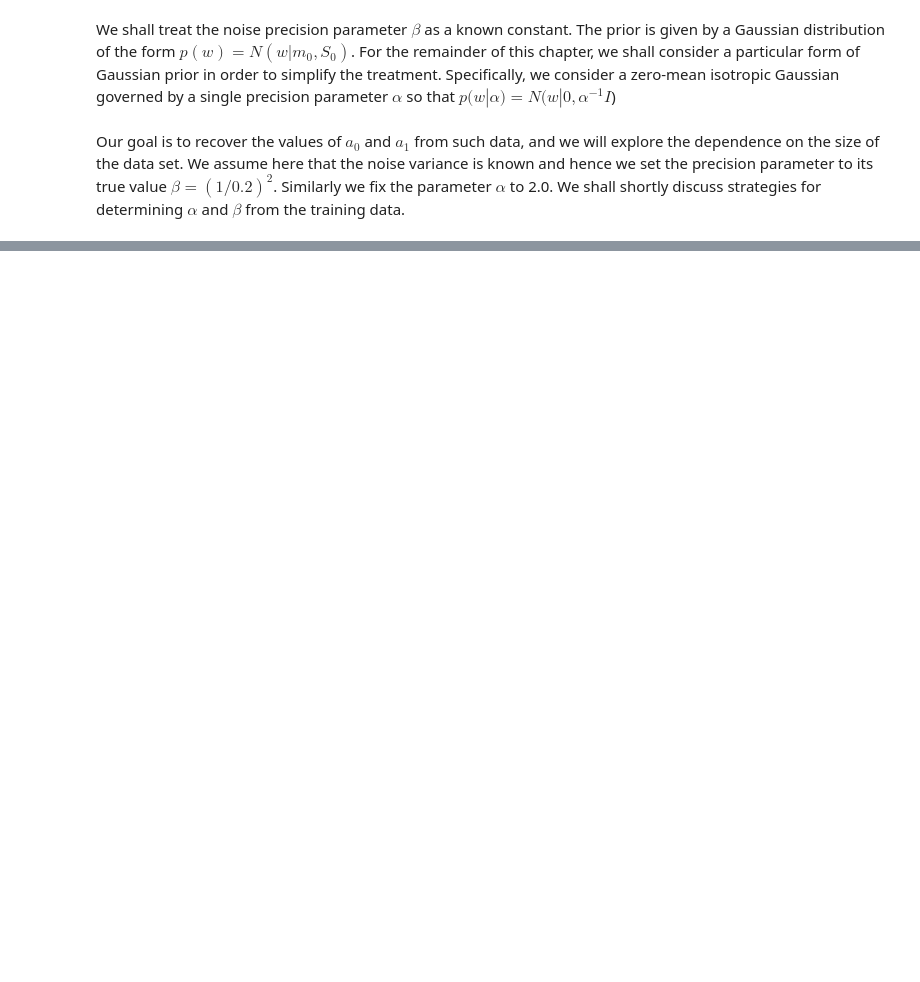
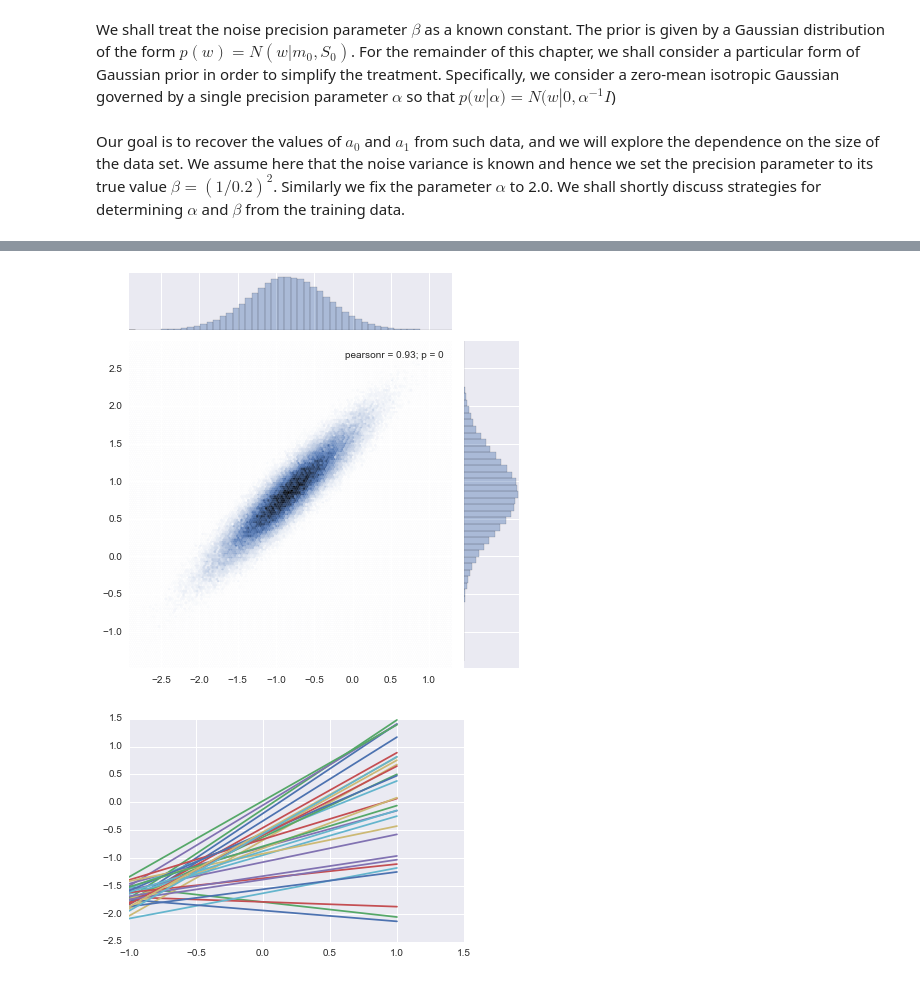
Before and after one commit to jandersson/gp_regression, a Jupyter notebook: linear_bayesian_regression.ipynb, the cells around one changed output, grey strips where cells are left out. Saved outputs shown, nothing was run; the diff lists cells and outputs as text; code cells hidden in the pictures; blank space fills up the shorter version.

```diff
--- a/linear_bayesian_regression.ipynb
+++ b/linear_bayesian_regression.ipynb
@@ -51,0 +62,26 @@ for sample in w_samples:
+# %%
+def compute_posterior(X,Y,variance=0.3, num_samples=100000):
+    #X is an input vector D x n where n is the number of observations and D is the dimension
+    #Y is a vector of scalar outputs or target (dependent variable)
+#     X = numpy.matrix(X)
+#     Y = numpy.matrix(Y)
+    alpha = 2.0
+    beta = 25
+    A = beta*dot(X,X.T) + alpha*eye(len(X))
+    A_inv = A
+    A_inv = linalg.inv(A)
+    mean = beta*(dot(dot(A_inv,X),Y))
+    w_posterior = random.multivariate_normal(mean,A_inv,num_samples)
+    plot2DGaussian(w_posterior)
+    return w_posterior
+# %%
+datapoint_x = X_offset[:,:1]
+datapoint_y = target[:1]
+w_posterior = compute_posterior(datapoint_x,datapoint_y)
+w_samples = w_posterior[:30,:]
+for sample in w_samples:
+    y = linear_model(X_offset,sample)
+    sns.plt.plot(X,y)
+# %% [output]
+[figure, added]
+[figure, added]
```
Also changed, not shown: parts of 11 cells of this notebook.
